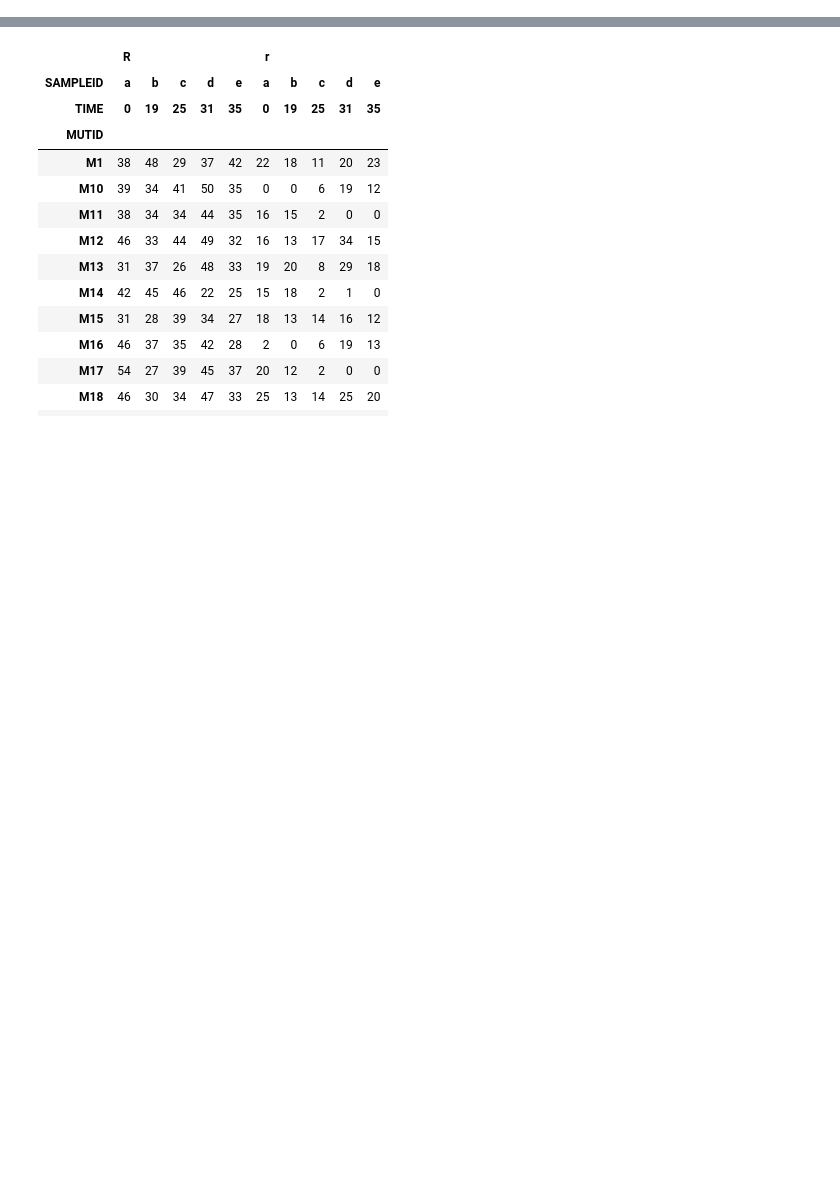
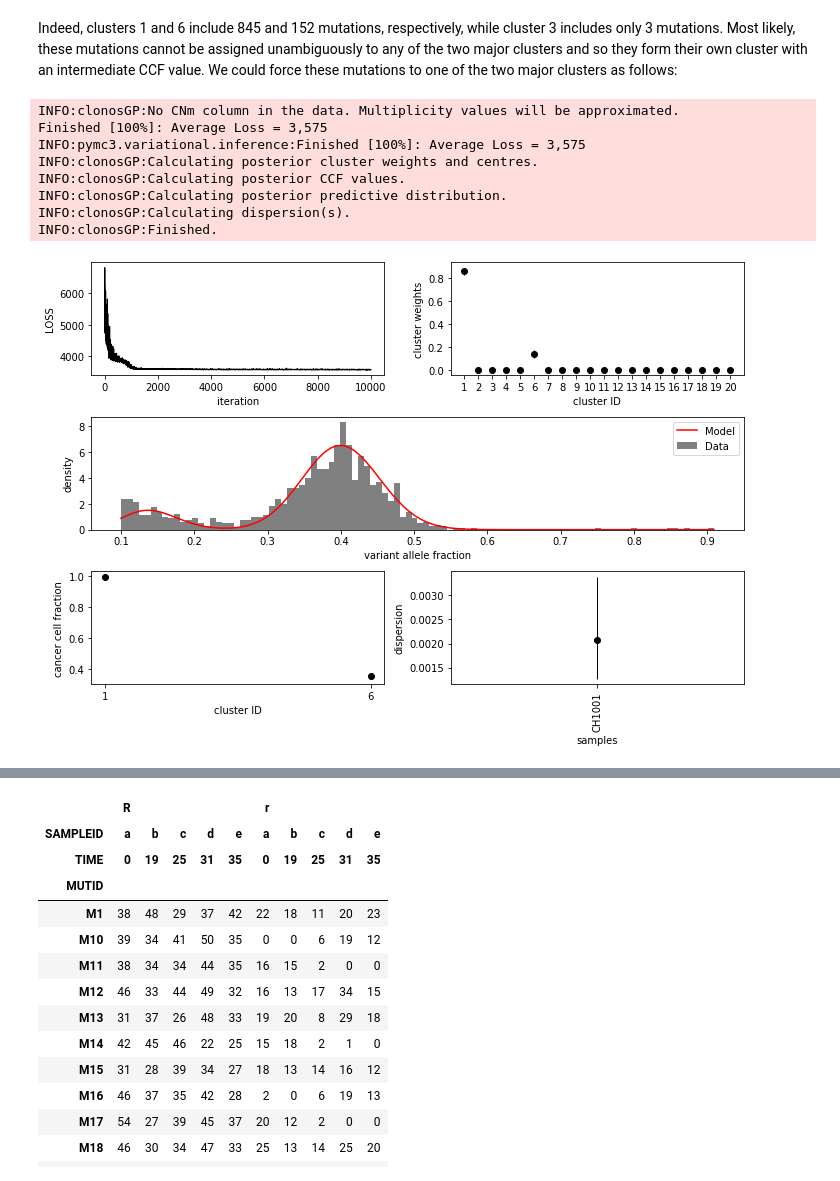
Before and after one commit to dvav/clonosGP, a Jupyter notebook: tutorial.ipynb, the cells around one changed output, grey strips where cells are left out. Saved outputs shown, nothing was run; the diff lists cells and outputs as text; code cells hidden in the pictures; blank space fills up the shorter version.

```diff
--- a/tutorial.ipynb
+++ b/tutorial.ipynb
@@ -17,0 +84,18 @@ warn.filterwarnings("ignore", category=FutureWarning)   ## from Theano
+# %% [markdown]
+Indeed, clusters 1 and 6 include 845 and 152 mutations, respectively, while cluster 3 includes only 3 mutations. Most likely, these mutations cannot be assigned unambiguously to any of the two major clusters and so they form their own cluster with an intermediate CCF value. We could force these mutations to one of the two major clusters as follows:
+# %%
+pmc.tt_rng(42)    ## for reproducibility
+RES = cln.infer(DATA,
+                model_args={'threshold': 0.05},
+                pymc3_args={'niters': int(10e3)})
+cln.viz.plot_summary(RES, figsize=(10, 7));
+# %% [output]
+INFO:clonosGP:No CNm column in the data. Multiplicity values will be approximated.
+Finished [100%]: Average Loss = 3,575
+INFO:pymc3.variational.inference:Finished [100%]: Average Loss = 3,575
+INFO:clonosGP:Calculating posterior cluster weights and centres.
+INFO:clonosGP:Calculating posterior CCF values.
+INFO:clonosGP:Calculating posterior predictive distribution.
+INFO:clonosGP:Calculating dispersion(s).
+INFO:clonosGP:Finished.
+[figure, added]
```
Also changed, not shown: parts of 37 cells of this notebook, 2 other files.
